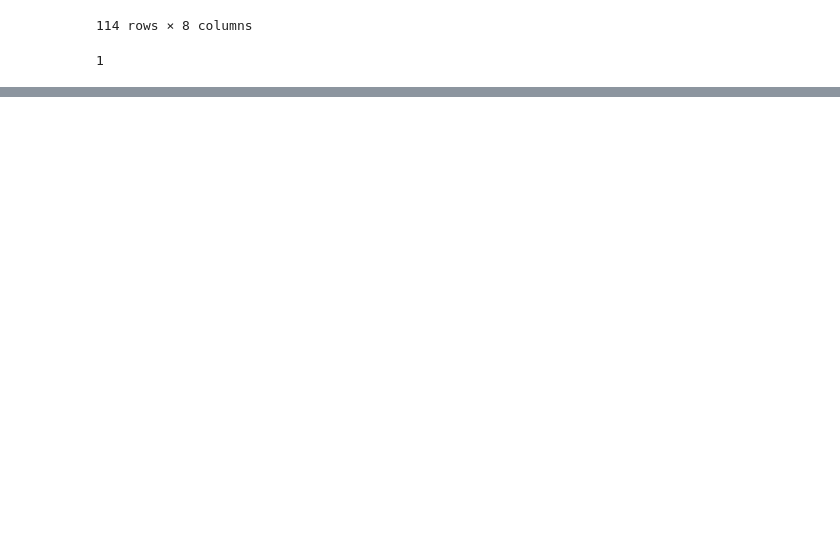
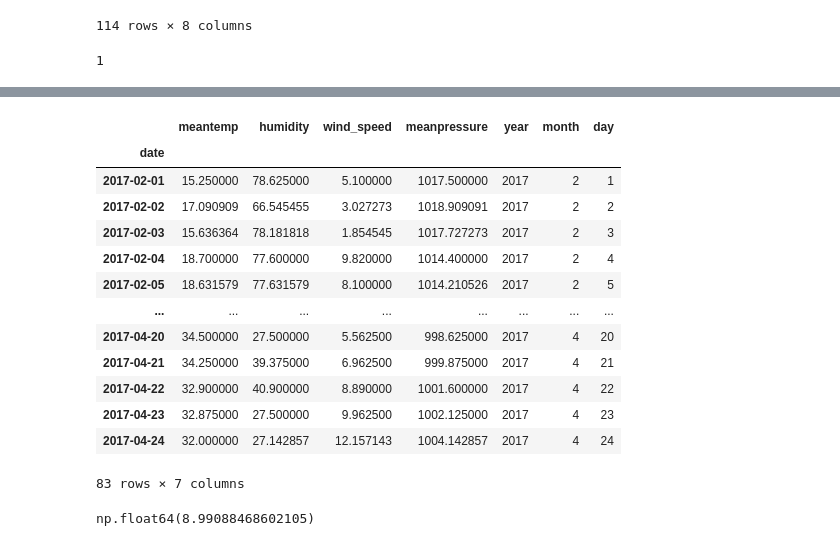
Before and after one commit to Praruj/Pandas_Practise_Portfolio, a Jupyter notebook: Notebooks/Pandas_06_Date_timeseries.ipynb, the cells around one changed output, grey strips where cells are left out. Drawn from its saved outputs; the diff is of its cells as text; code cells hidden in the pictures; blank space fills up the shorter version.

```diff
--- a/Notebooks/Pandas_06_Date_timeseries.ipynb
+++ b/Notebooks/Pandas_06_Date_timeseries.ipynb
@@ -130,0 +159,21 @@ df.loc[filter]
+# %%
+df["2017-02":"2017-04"]
+# %% [output]
+|  | meantemp | humidity | wind_speed | meanpressure | year | month | day |
+| date |  |  |  |  |  |  |  |
+| 2017-02-01 | 15.250000 | 78.625000 | 5.100000 | 1017.500000 | 2017 | 2 | 1 |
+| 2017-02-02 | 17.090909 | 66.545455 | 3.027273 | 1018.909091 | 2017 | 2 | 2 |
+| 2017-02-03 | 15.636364 | 78.181818 | 1.854545 | 1017.727273 | 2017 | 2 | 3 |
+| 2017-02-04 | 18.700000 | 77.600000 | 9.820000 | 1014.400000 | 2017 | 2 | 4 |
+| 2017-02-05 | 18.631579 | 77.631579 | 8.100000 | 1014.210526 | 2017 | 2 | 5 |
+| ... | ... | ... | ... | ... | ... | ... | ... |
+| 2017-04-20 | 34.500000 | 27.500000 | 5.562500 | 998.625000 | 2017 | 4 | 20 |
+| 2017-04-21 | 34.250000 | 39.375000 | 6.962500 | 999.875000 | 2017 | 4 | 21 |
+| 2017-04-22 | 32.900000 | 40.900000 | 8.890000 | 1001.600000 | 2017 | 4 | 22 |
+| 2017-04-23 | 32.875000 | 27.500000 | 9.962500 | 1002.125000 | 2017 | 4 | 23 |
+| 2017-04-24 | 32.000000 | 27.142857 | 12.157143 | 1004.142857 | 2017 | 4 | 24 |
+83 rows × 7 columns
+# %%
+df["2017-03":"2017-04"]["wind_speed"].mean()
+# %% [output]
+np.float64(8.99088468602105)
```
Also changed, not shown: parts of 11 cells of this notebook.
